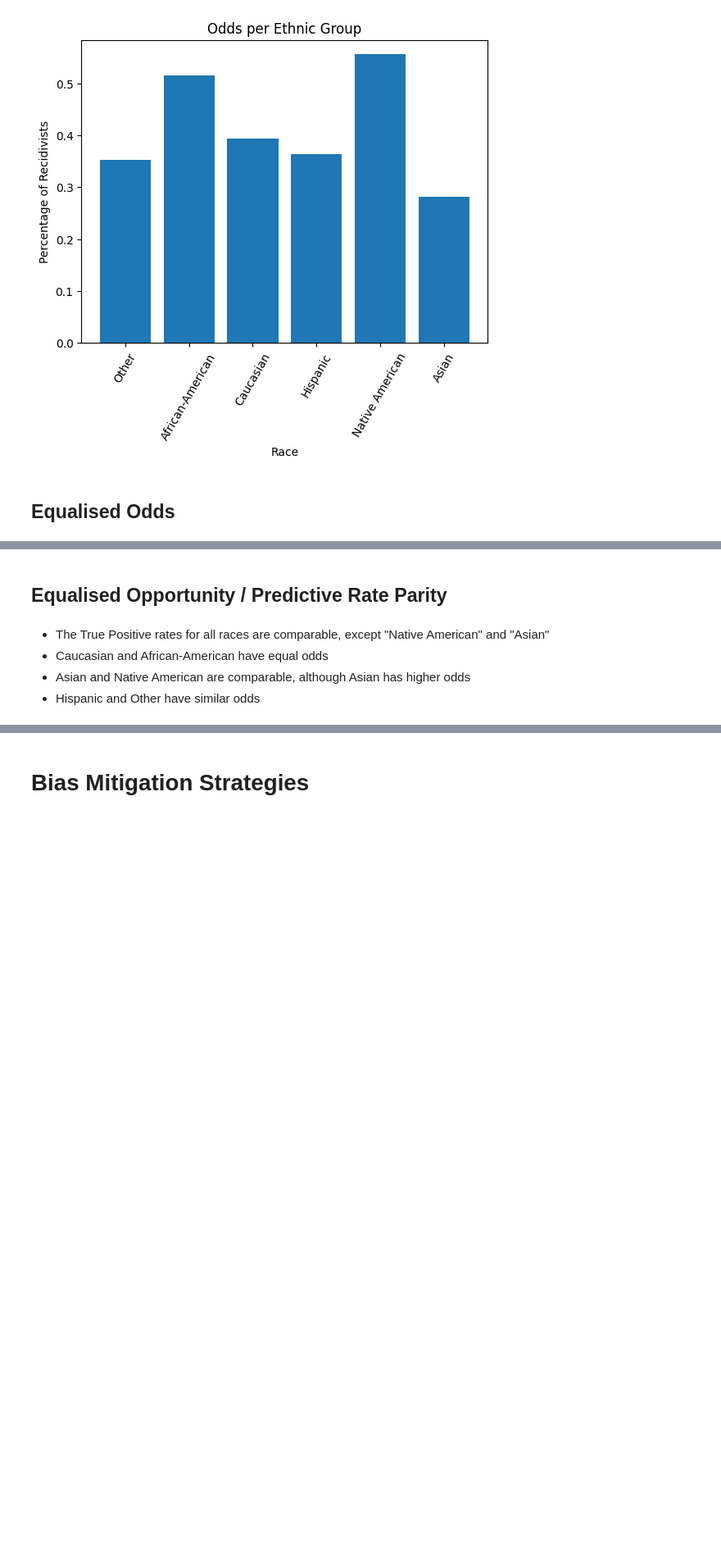
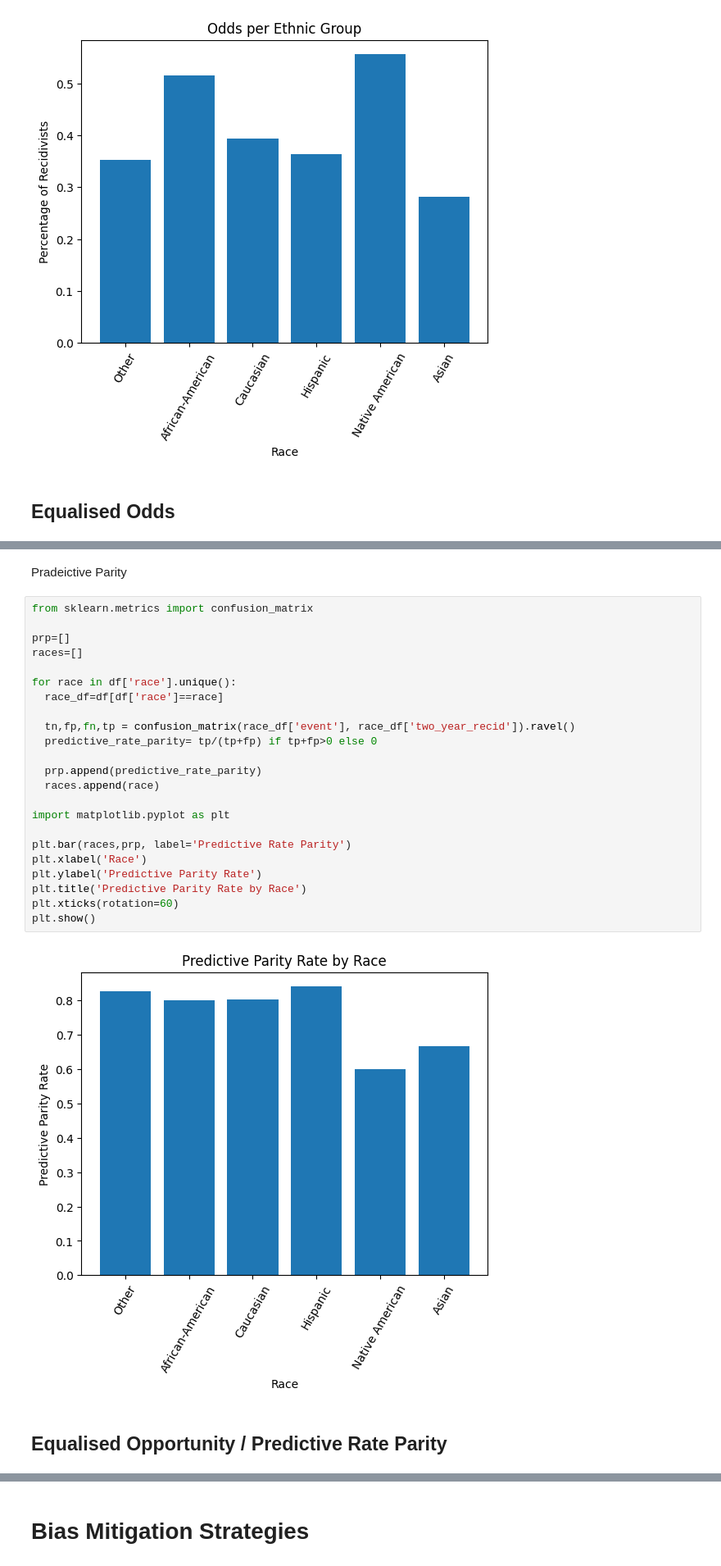
Before and after one commit to gauthamys/UIC_CS517_HWs, a Jupyter notebook: SRAI_HW1.ipynb, the cells around one changed output, grey strips where cells are left out. Shown at 82% size. Drawn from its saved outputs; the diff is of its cells as text; blank space fills up the shorter version.

```diff
--- a/SRAI_HW1.ipynb
+++ b/SRAI_HW1.ipynb
@@ -88,7 +86,29 @@ plt.show()
+# %% [markdown]
+Pradeictive Parity
+# %%
+from sklearn.metrics import confusion_matrix
+
+prp=[]
+races=[]
+
+for race in df['race'].unique():
+  race_df=df[df['race']==race]
+
+  tn,fp,fn,tp = confusion_matrix(race_df['event'], race_df['two_year_recid']).ravel()
+  predictive_rate_parity= tp/(tp+fp) if tp+fp>0 else 0
+
+  prp.append(predictive_rate_parity)
+  races.append(race)
+
+import matplotlib.pyplot as plt
+
+plt.bar(races,prp, label='Predictive Rate Parity')
+plt.xlabel('Race')
+plt.ylabel('Predictive Parity Rate')
+plt.title('Predictive Parity Rate by Race')
+plt.xticks(rotation=60)
+plt.show()
+# %% [output]
+[figure, added]
 # %% [markdown]
 ## Equalised Opportunity / Predictive Rate Parity
-# %% [markdown]
-- The True Positive rates for all races are comparable, except "Native American" and "Asian"
-- Caucasian and African-American have equal odds
-- Asian and Native American are comparable, although Asian has higher odds
-- Hispanic and Other have similar odds
```
Also changed, not shown: parts of 43 cells of this notebook.
